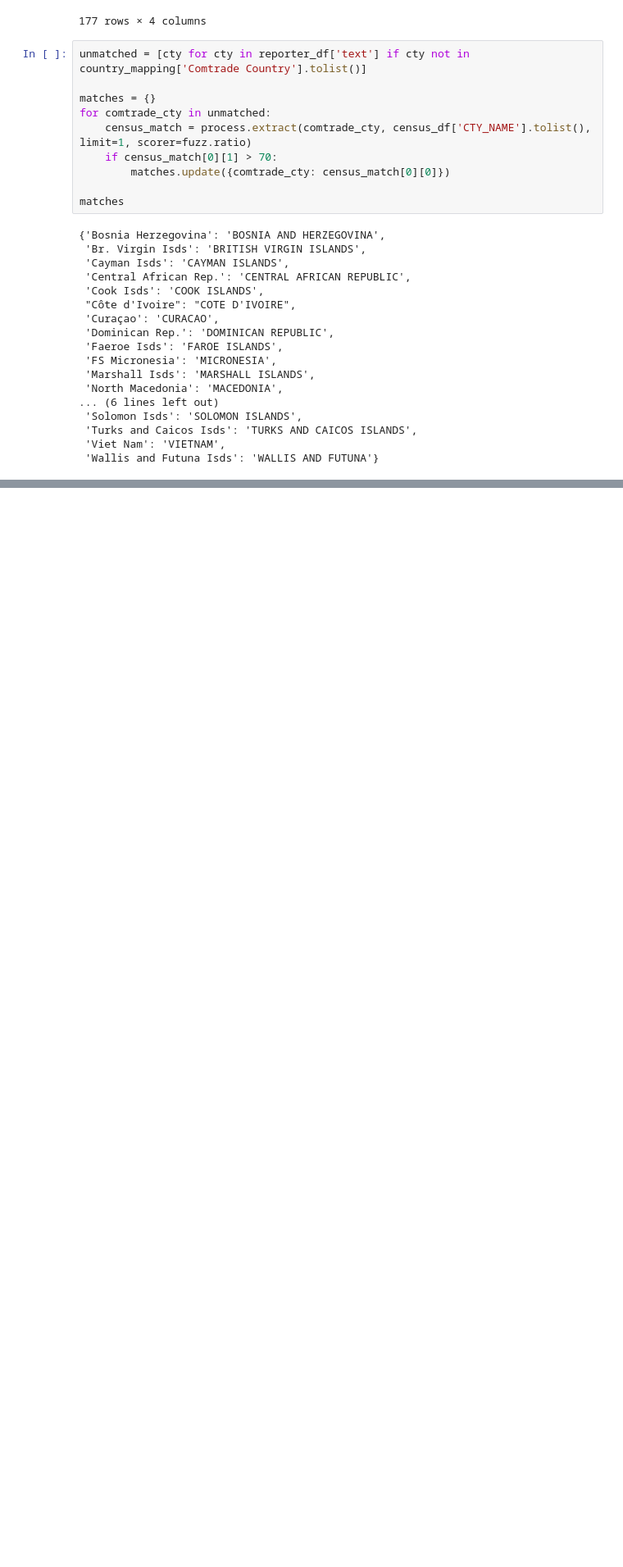
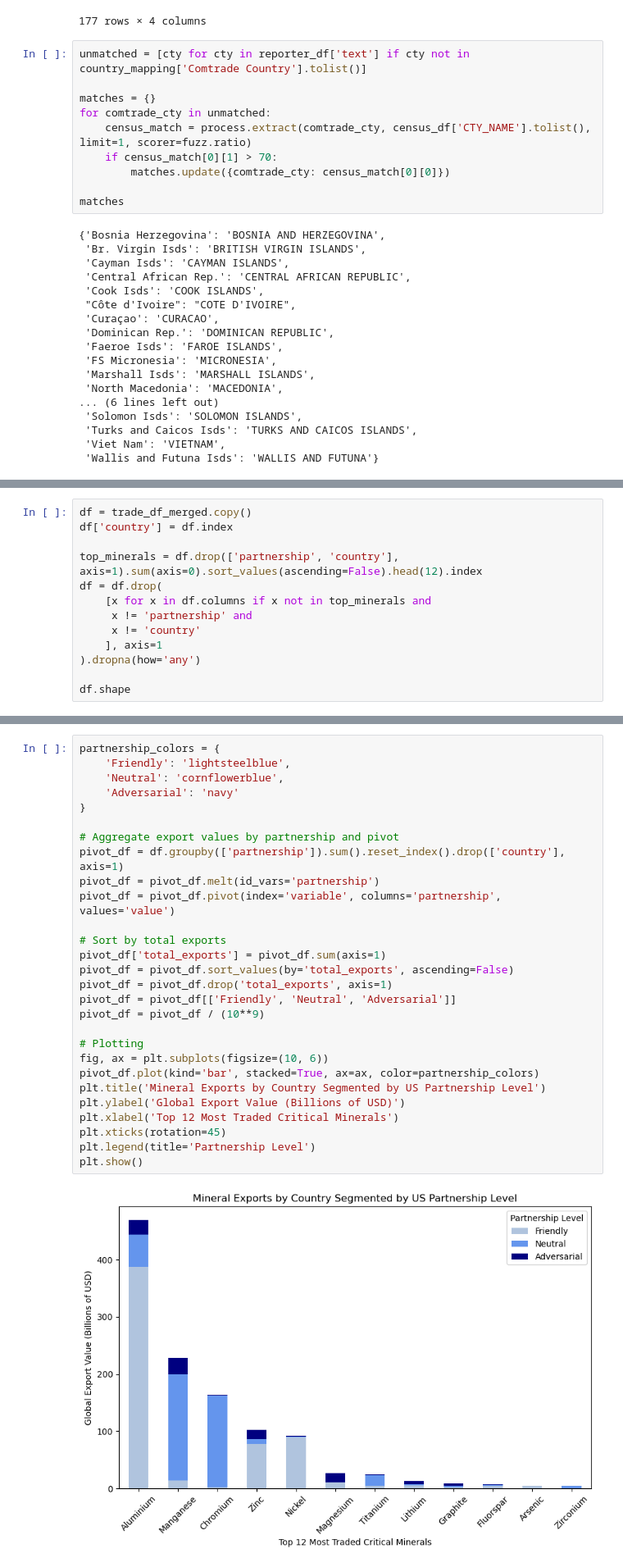
Before and after one commit to kac624/cuny, a Jupyter notebook: D608/story7_KeithC_script.ipynb, the cells around one changed output, grey strips where cells are left out. Shown: that part at 82% size. Saved outputs shown, nothing was run; the diff lists cells and outputs as text; blank space fills up the shorter version.

```diff
--- a/D608/story7_KeithC_script.ipynb
+++ b/D608/story7_KeithC_script.ipynb
@@ -342,0 +436,13 @@ HTTPError: HTTP Error 403: Forbidden
+# %%
+df = trade_df_merged.copy()
+df['country'] = df.index
+
+top_minerals = df.drop(['partnership', 'country'], axis=1).sum(axis=0).sort_values(ascending=False).head(12).index
+df = df.drop(
+    [x for x in df.columns if x not in top_minerals and
+     x != 'partnership' and
+     x != 'country'
+    ], axis=1
+).dropna(how='any')
+
+df.shape
@@ -342,0 +528,30 @@ HTTPError: HTTP Error 403: Forbidden
+# %%
+partnership_colors = {
+    'Friendly': 'lightsteelblue',
+    'Neutral': 'cornflowerblue',
+    'Adversarial': 'navy'
+}
+
+# Aggregate export values by partnership and pivot
+pivot_df = df.groupby(['partnership']).sum().reset_index().drop(['country'], axis=1)
+pivot_df = pivot_df.melt(id_vars='partnership')
+pivot_df = pivot_df.pivot(index='variable', columns='partnership', values='value')
+
+# Sort by total exports
+pivot_df['total_exports'] = pivot_df.sum(axis=1)
+pivot_df = pivot_df.sort_values(by='total_exports', ascending=False)
+pivot_df = pivot_df.drop('total_exports', axis=1)
+pivot_df = pivot_df[['Friendly', 'Neutral', 'Adversarial']]
+pivot_df = pivot_df / (10**9)
+
+# Plotting
+fig, ax = plt.subplots(figsize=(10, 6))
+pivot_df.plot(kind='bar', stacked=True, ax=ax, color=partnership_colors)
+plt.title('Mineral Exports by Country Segmented by US Partnership Level')
+plt.ylabel('Global Export Value (Billions of USD)')
+plt.xlabel('Top 12 Most Traded Critical Minerals')
+plt.xticks(rotation=45)
+plt.legend(title='Partnership Level')
+plt.show()
+# %% [output]
+[figure, added]
```
Also changed, not shown: parts of 22 cells of this notebook, 17 other files.
